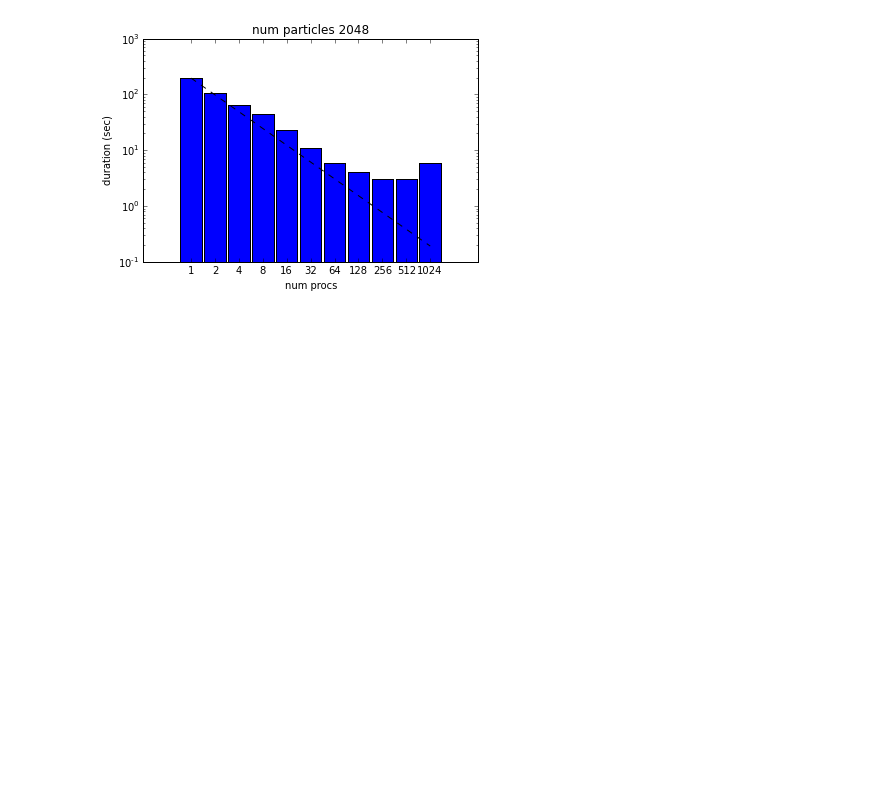
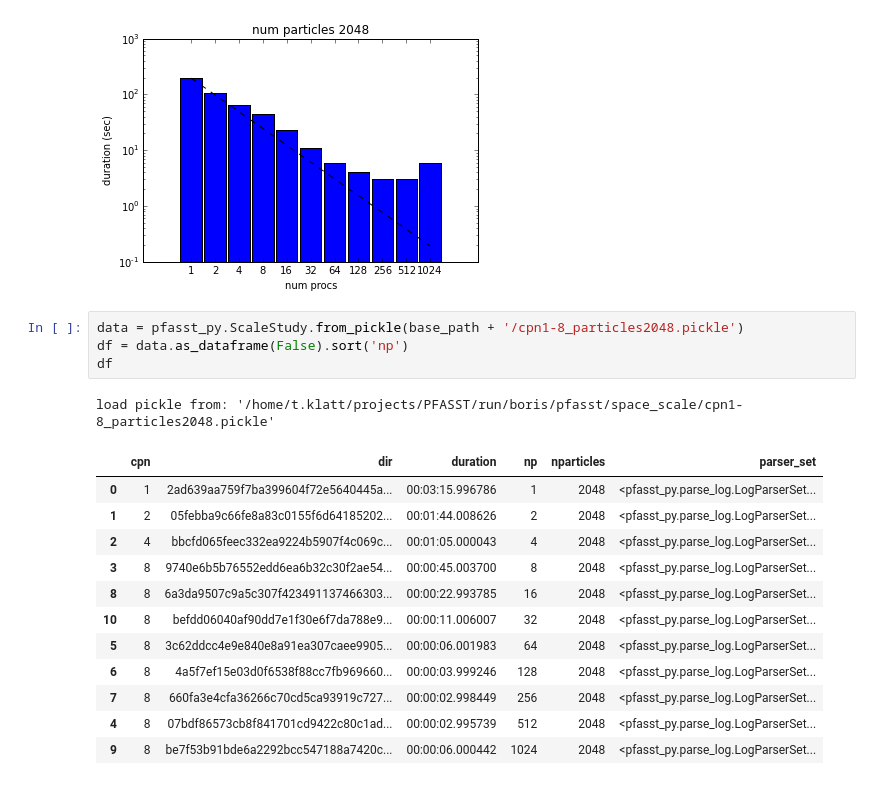
Before and after one commit to torbjoernk/PFASST, a Jupyter notebook: examples/boris/boris_space_scale_analysis.ipynb, the cells around one changed output. Saved outputs shown, nothing was run; the diff lists cells and outputs as text; blank space fills up the shorter version.

```diff
--- a/examples/boris/boris_space_scale_analysis.ipynb
+++ b/examples/boris/boris_space_scale_analysis.ipynb
@@ -54,3 +57,21 @@ load pickle from: '/home/t.klatt/projects/PFASST/run/boris/pfasst/space_scale/cp
 9     8 00:00:06.000442  1024        2048
 [figure]
 [figure]
+# %%
+data = pfasst_py.ScaleStudy.from_pickle(base_path + '/cpn1-8_particles2048.pickle')
+df = data.as_dataframe(False).sort('np')
+df
+# %% [output]
+load pickle from: '/home/t.klatt/projects/PFASST/run/boris/pfasst/space_scale/cpn1-8_particles2048.pickle'
+|  | cpn | dir | duration | np | nparticles | parser_set |
+| 0 | 1 | 2ad639aa759f7ba399604f72e5640445a... | 00:03:15.996786 | 1 | 2048 | <pfasst_py.parse_log.LogParserSet... |
+| 1 | 2 | 05febba9c66fe8a83c0155f6d64185202... | 00:01:44.008626 | 2 | 2048 | <pfasst_py.parse_log.LogParserSet... |
+| 2 | 4 | bbcfd065feec332ea9224b5907f4c069c... | 00:01:05.000043 | 4 | 2048 | <pfasst_py.parse_log.LogParserSet... |
+| 3 | 8 | 9740e6b5b76552edd6ea6b32c30f2ae54... | 00:00:45.003700 | 8 | 2048 | <pfasst_py.parse_log.LogParserSet... |
+| 8 | 8 | 6a3da9507c9a5c307f423491137466303... | 00:00:22.993785 | 16 | 2048 | <pfasst_py.parse_log.LogParserSet... |
+| 10 | 8 | befdd06040af90dd7e1f30e6f7da788e9... | 00:00:11.006007 | 32 | 2048 | <pfasst_py.parse_log.LogParserSet... |
+| 5 | 8 | 3c62ddcc4e9e840e8a91ea307caee9905... | 00:00:06.001983 | 64 | 2048 | <pfasst_py.parse_log.LogParserSet... |
+| 6 | 8 | 4a5f7ef15e03d0f6538f88cc7fb969660... | 00:00:03.999246 | 128 | 2048 | <pfasst_py.parse_log.LogParserSet... |
+| 7 | 8 | 660fa3e4cfa36266c70cd5ca93919c727... | 00:00:02.998449 | 256 | 2048 | <pfasst_py.parse_log.LogParserSet... |
+| 4 | 8 | 07bdf86573cb8f841701cd9422c80c1ad... | 00:00:02.995739 | 512 | 2048 | <pfasst_py.parse_log.LogParserSet... |
+| 9 | 8 | be7f53b91bde6a2292bcc547188a7420c... | 00:00:06.000442 | 1024 | 2048 | <pfasst_py.parse_log.LogParserSet... |
```
Also changed, not shown: parts of 3 cells of this notebook, 5 other files.
